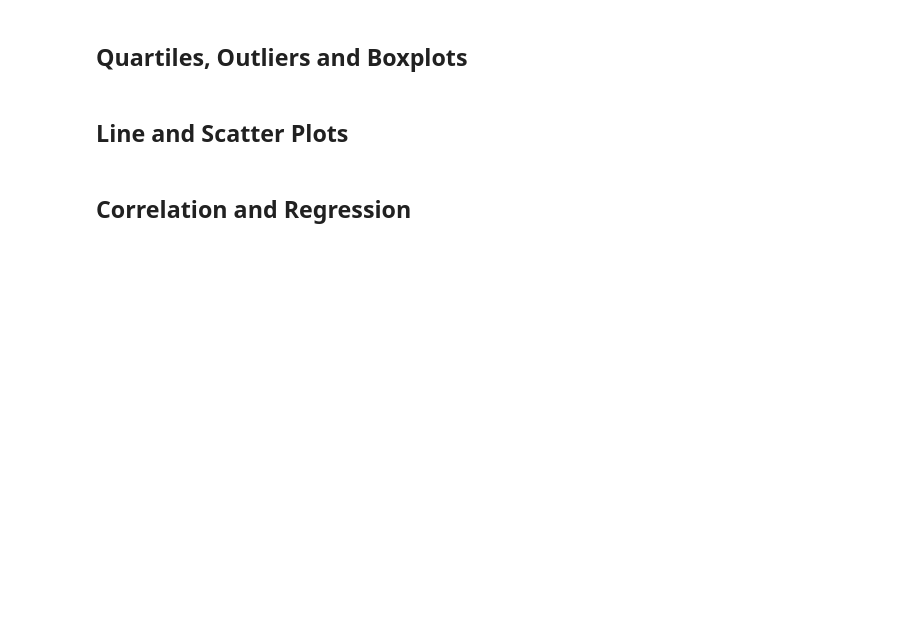
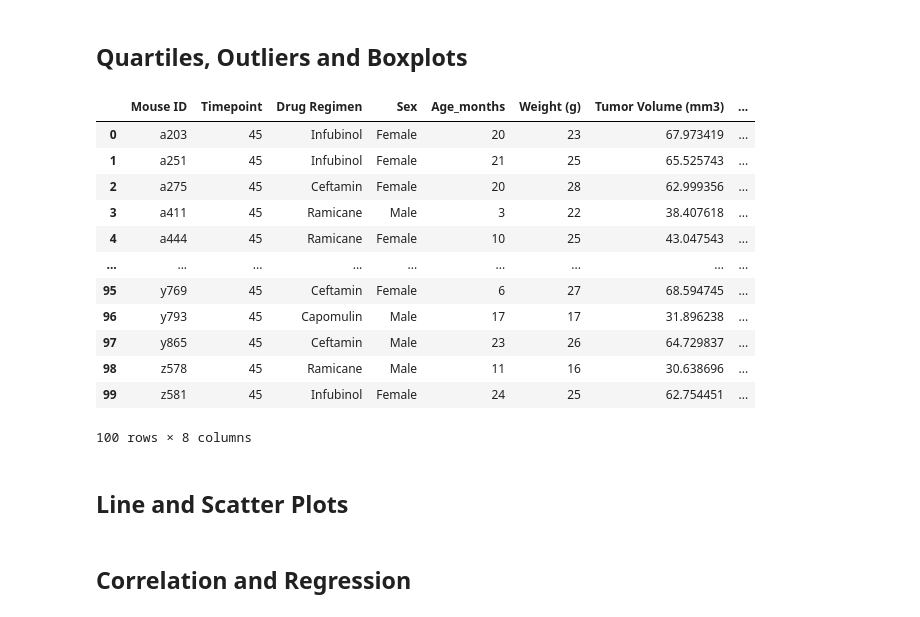
Before and after one commit to Sophie-GJ/pyplots-challenge, a Jupyter notebook: pymaceuticals.ipynb, the cells around one changed output. Saved outputs shown, nothing was run; the diff lists cells and outputs as text; code cells hidden in the pictures; blank space fills up the shorter version.

```diff
--- a/pymaceuticals.ipynb
+++ b/pymaceuticals.ipynb
@@ -202,10 +208,34 @@ NameError: name 'labels' is not defined
 # %%
 # Calculate the final tumor volume of each mouse across four of the treatment regimens:
 # Capomulin, Ramicane, Infubinol, and Ceftamin
+clean_mouse_study_df.head()
+clean_mouse_study_df.set_index("Drug Regimen")
+cric_drugs = clean_mouse_study_df[clean_mouse_study_df["Drug Regimen"].isin(["Capomulin", "Ramicane", "Infubinol", "Ceftamin"])]
+cric_drugs_df=pd.DataFrame(cric_drugs)
+
+cric_drugs_df
 
 # Start by getting the last (greatest) timepoint for each mouse
-
+max_timepoint=cric_drugs_df.groupby("Mouse ID")["Timepoint"].max()
+max_timepoint_df=pd.DataFrame(max_timepoint)
+max_timepoint_df=max_timepoint_df.reset_index()
 
 # Merge this group df with the original DataFrame to get the tumor volume at the last timepoint
+final_tumor_df=max_timepoint_df.merge(clean_mouse_study_df, on=["Mouse ID", "Timepoint"])
+final_tumor_df
+# %% [output]
+|  | Mouse ID | Timepoint | Drug Regimen | Sex | Age_months | Weight (g) | Tumor Volume (mm3) | ... |
+| 0 | a203 | 45 | Infubinol | Female | 20 | 23 | 67.973419 | ... |
+| 1 | a251 | 45 | Infubinol | Female | 21 | 25 | 65.525743 | ... |
+| 2 | a275 | 45 | Ceftamin | Female | 20 | 28 | 62.999356 | ... |
+| 3 | a411 | 45 | Ramicane | Male | 3 | 22 | 38.407618 | ... |
+| 4 | a444 | 45 | Ramicane | Female | 10 | 25 | 43.047543 | ... |
+| ... | ... | ... | ... | ... | ... | ... | ... | ... |
+| 95 | y769 | 45 | Ceftamin | Female | 6 | 27 | 68.594745 | ... |
+| 96 | y793 | 45 | Capomulin | Male | 17 | 17 | 31.896238 | ... |
+| 97 | y865 | 45 | Ceftamin | Male | 23 | 26 | 64.729837 | ... |
+| 98 | z578 | 45 | Ramicane | Male | 11 | 16 | 30.638696 | ... |
+| 99 | z581 | 45 | Infubinol | Female | 24 | 25 | 62.754451 | ... |
+100 rows × 8 columns
 # %%
 # Put treatments into a list for for loop (and later for plot labels)
```
Also changed, not shown: parts of 5 cells of this notebook.
